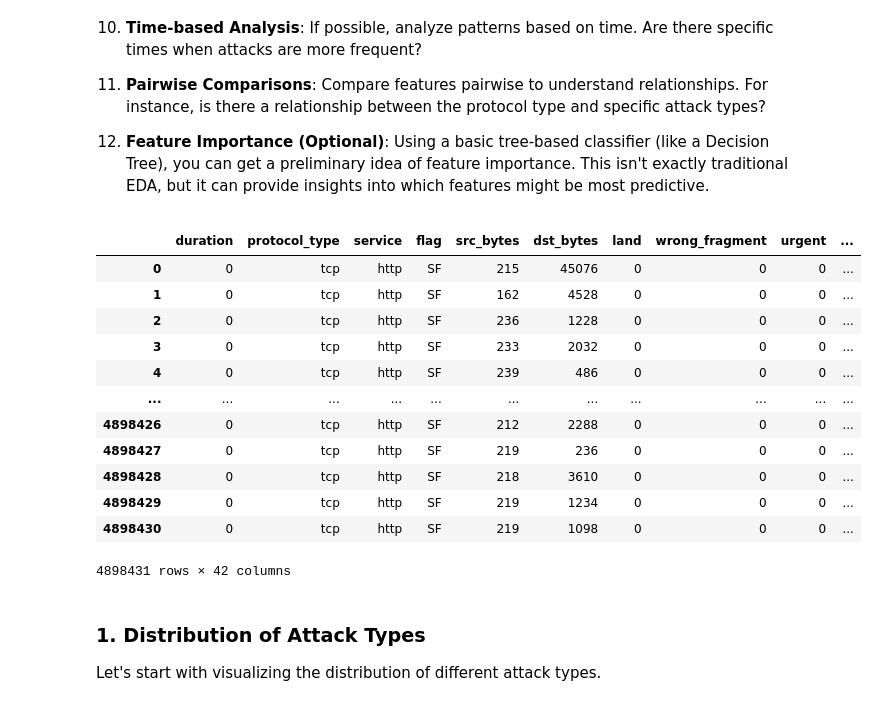
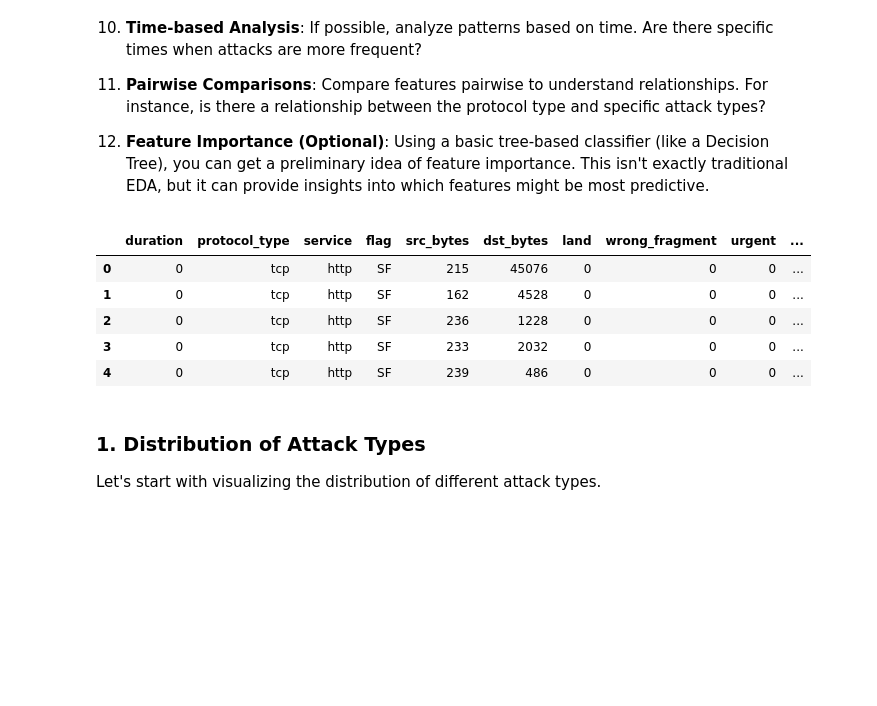
Before and after one commit to akashmanujaya/Dynamic-Graph-Embeddings-for-Real-Time-Anomaly-Detection-in-Network-Traffic, a Jupyter notebook: eda.ipynb, the cells around one changed output. Saved outputs shown, nothing was run; the diff lists cells and outputs as text; code cells hidden in the pictures; blank space fills up the shorter version.

```diff
--- a/eda.ipynb
+++ b/eda.ipynb
@@ -34,40 +34,36 @@ import pandas as pd
 import matplotlib.pyplot as plt
 import seaborn as sns
 %matplotlib inline
+
+pd.set_option('display.max_columns', None)
 # %%
 import warnings
 warnings.filterwarnings("ignore", category=FutureWarning)  # Suppress the FutureWarning
 # %%
 # Load the preprocessed data from the compressed file
+
 # Open and read the kddcup.names file
 with open('data/kddcup.names', 'r') as file:
     # Read lines and exclude the first line which is not a column name
     lines = file.readlines()[1:]
 
 # Extract column names from each line
 column_names = [line.split(":")[0] for line in lines]
 
 # The dataset also has a 'label' column which represents the type of network interaction or attack type
 column_names.append("label")
 
 # Load the dataset
 df = pd.read_csv('data/kddcup.data.gz', header=None, names=column_names)
 
-df
+df.head()
 # %% [output]
 |  | duration | protocol_type | service | flag | src_bytes | dst_bytes | land | wrong_fragment | urgent | ... |
 | 0 | 0 | tcp | http | SF | 215 | 45076 | 0 | 0 | 0 | ... |
 | 1 | 0 | tcp | http | SF | 162 | 4528 | 0 | 0 | 0 | ... |
 | 2 | 0 | tcp | http | SF | 236 | 1228 | 0 | 0 | 0 | ... |
 | 3 | 0 | tcp | http | SF | 233 | 2032 | 0 | 0 | 0 | ... |
 | 4 | 0 | tcp | http | SF | 239 | 486 | 0 | 0 | 0 | ... |
-| ... | ... | ... | ... | ... | ... | ... | ... | ... | ... | ... |
-| 4898426 | 0 | tcp | http | SF | 212 | 2288 | 0 | 0 | 0 | ... |
-| 4898427 | 0 | tcp | http | SF | 219 | 236 | 0 | 0 | 0 | ... |
-| 4898428 | 0 | tcp | http | SF | 218 | 3610 | 0 | 0 | 0 | ... |
-| 4898429 | 0 | tcp | http | SF | 219 | 1234 | 0 | 0 | 0 | ... |
-| 4898430 | 0 | tcp | http | SF | 219 | 1098 | 0 | 0 | 0 | ... |
-4898431 rows × 42 columns
 # %% [markdown]
 ### 1. Distribution of Attack Types
 
```
Also changed, not shown: parts of 5 cells of this notebook, 1 other file.
